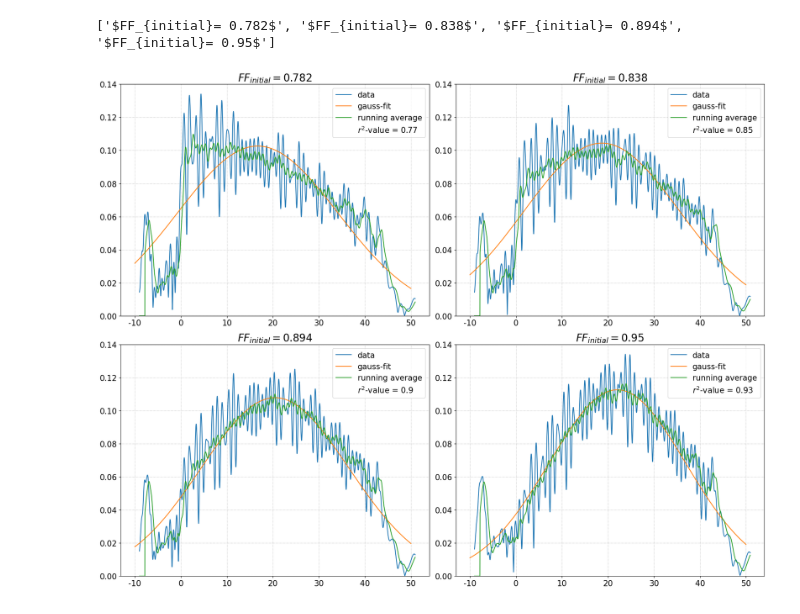
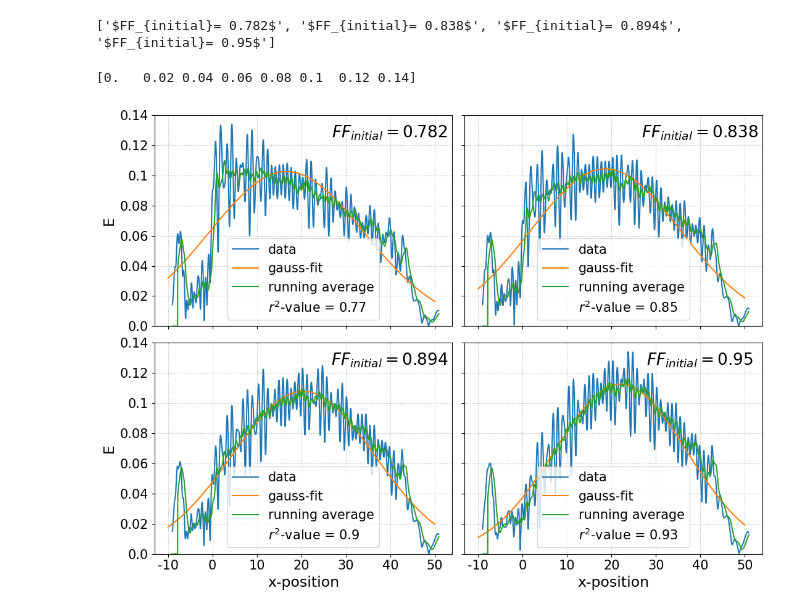
Before and after one commit to TobsTha/BA_code, a Jupyter notebook: Graphics/Up_E-field_gauss/Gauss_shape_4figures.ipynb, the cells around one changed output. Drawn from its saved outputs; the diff is of its cells as text; code cells hidden in the pictures.

```diff
--- a/Graphics/Up_E-field_gauss/Gauss_shape_4figures.ipynb
+++ b/Graphics/Up_E-field_gauss/Gauss_shape_4figures.ipynb
@@ -45,44 +45,64 @@ for i in range(numberFigures):
     pcov_values.append(pcov)
 
 x=np.linspace(-10E-6,50E-6, 100)
+y_ticks = np.linspace(0, 0.14, 8)
+print(y_ticks)
+# %% [output]
+[0.   0.02 0.04 0.06 0.08 0.1  0.12 0.14]
 # %%
-fig, axs = plt.subplots(2, 2, figsize=(18, 14))  # Adjust the figsize to fit your needs
+fig, axs = plt.subplots(2, 2, figsize=(11, 8))  # Adjust the figsize to fit your needs
 axs = axs.flatten()
 
 window_size = 40
-labelsize = 15
+tickslabelsize = 15
+labelsize = 17
+fontsize = 19
+
+x_label = [False, False, True, True]
+y_label = [True, False, True, False]
 
 run_av = []
 r2_run = []
 for i in range(numberFigures):
     axs[i].plot(x_values[i], data_values[i], marker='', linestyle='-', label = 'data')
     axs[i].plot(x, gaussian(x,*popt_values[i]), label='gauss-fit')
 
     running_av = data_values[i].rolling(window=window_size).mean()
     running_av[:40] = gaussian(data_values[i],*popt_values[i])[:40]
     axs[i].plot(x_values[i], running_av, label = 'running average')
     r2_running = np.round(r2_score(running_av, gaussian(x_values[i],*popt_values[i])), 2)
     run_av.append(running_av)
     r2_run.append(r2_running)
     constant_handle = mlines.Line2D([], [], color='none', marker='None', label ='$r^2$-value = {}'.format(r2_running))
 
 
     axs[i].ticklabel_format(style='plain', axis='x', useOffset = False)
     axs[i].set_xticks([x * 1e-5 for x in [-1, 0, 1, 2, 3, 4, 5]])
-    axs[i].set_xticklabels([-10, 0, 10, 20, 30, 40, 50])
+    if (x_label[i]):
+        axs[i].set_xticklabels([-10, 0, 10, 20, 30, 40, 50])
+        axs[i].set_xlabel('x-position', fontsize = labelsize)
+    else:
+        axs[i].set_xticklabels([])
     axs[i].set_ylim(0, 0.14)
-    axs[i].tick_params(axis = 'both', labelsize = labelsize)
+    if (y_label[i]):
+        axs[i].set_ylabel('E', fontsize = labelsize)
+        axs[i].set_yticklabels(y_ticks)
+    else:
+        axs[i].set_yticklabels([])
 
-    axs[i].set_title(titles[i], fontsize = 20)
+    axs[i].tick_params(axis = 'both', labelsize = tickslabelsize)
+
+    title = axs[i].set_title(titles[i], fontsize = fontsize, y = 0.6)
+    title.set_position([0.79, 0.87])
 
     handles, labels = axs[i].get_legend_handles_labels()
     handles.append(constant_handle)  # Add custom legend entry to handles
-    axs[i].legend(handles=handles, fontsize = labelsize)
+    axs[i].legend(handles=handles, fontsize = tickslabelsize)
     axs[i].grid(True, linestyle = ':')
 
 plt.tight_layout()
 
 plt.show()
 fig.savefig('gauss_4plots.png', dpi=300)
 # %% [output]
-[figure, old version]
+[figure, new version]
```
Also changed, not shown: 1 other file.
